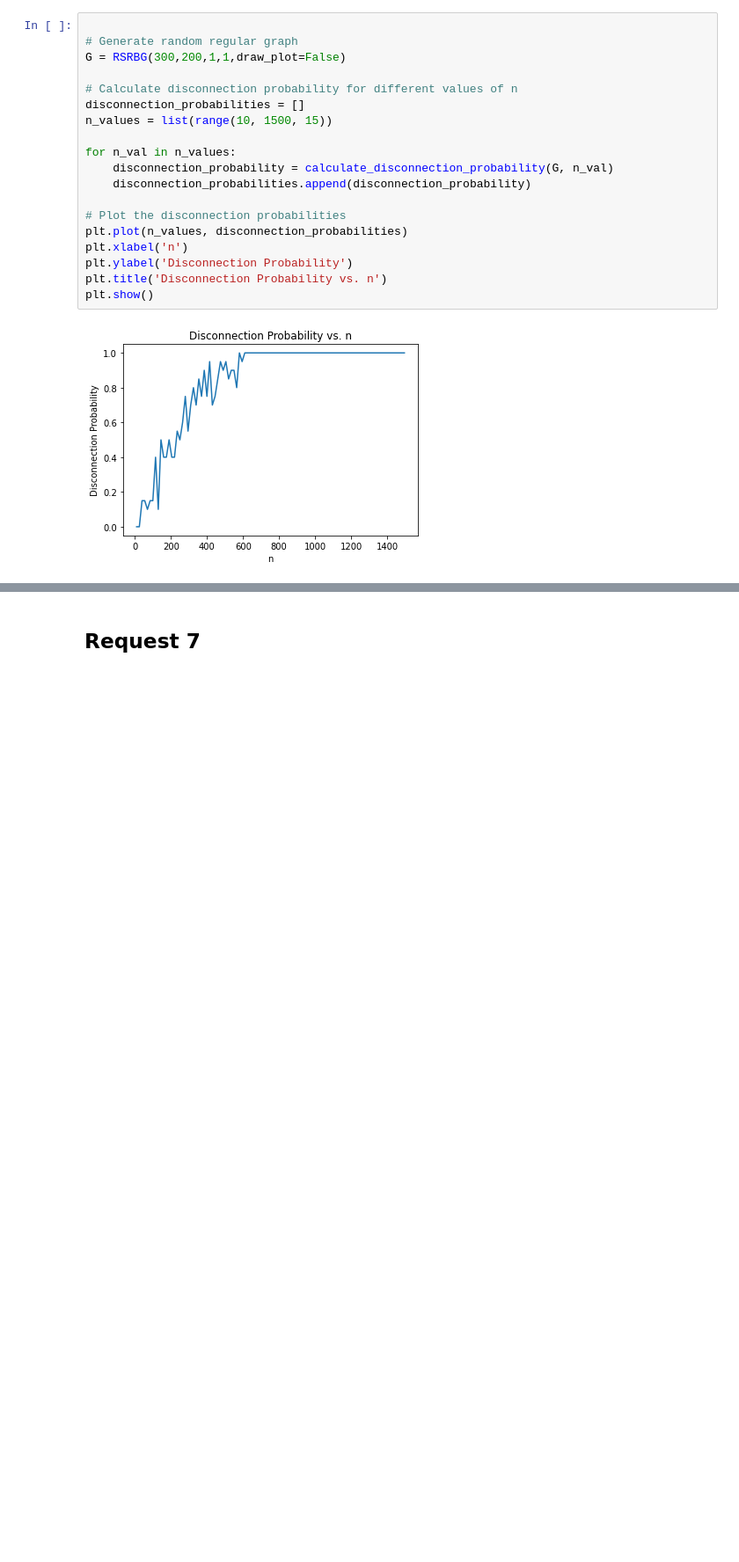
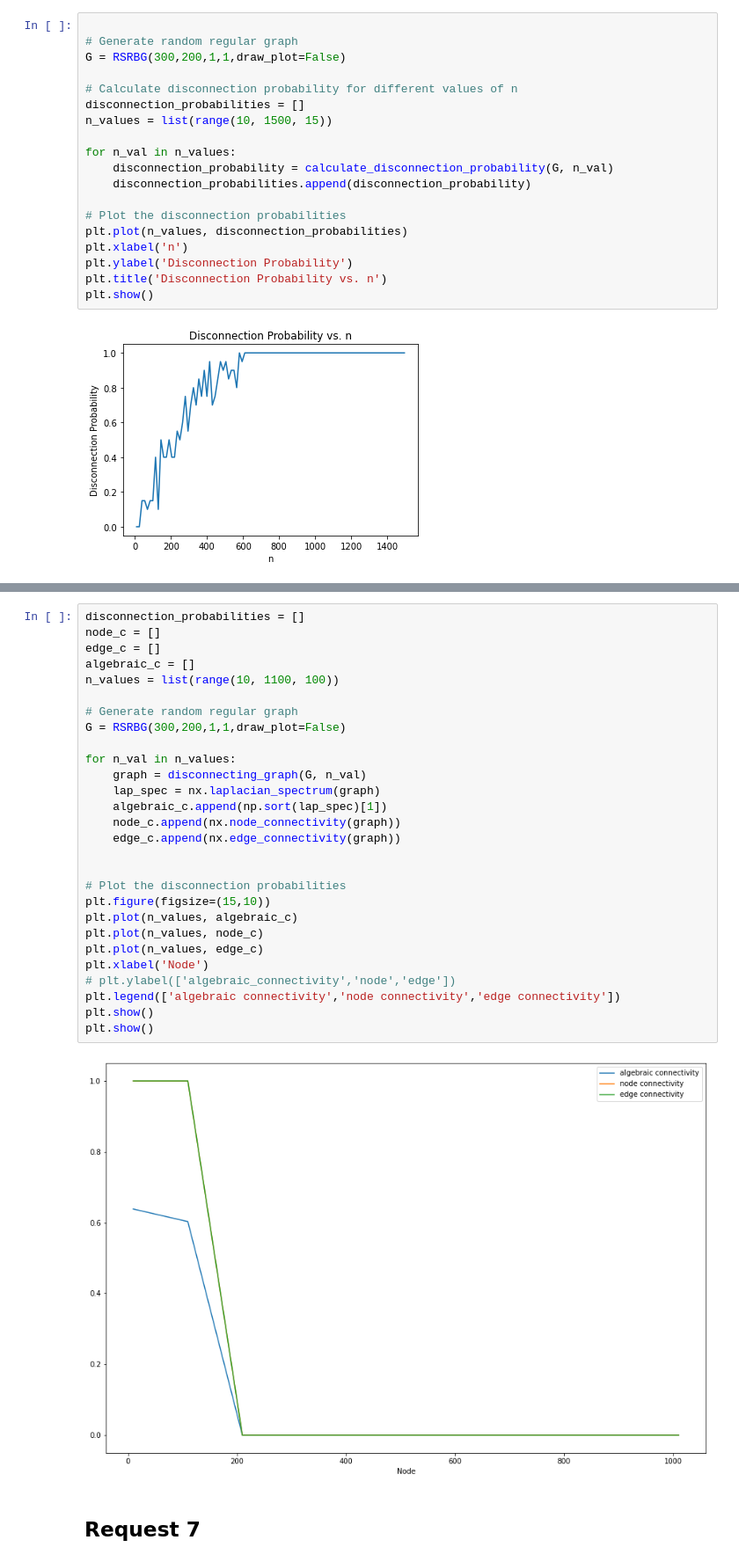
Before and after one commit to ngnma/Simulation-Project, a Jupyter notebook: sim_project.ipynb, the cells around one changed output, grey strips where cells are left out. Shown at 88% size. Saved outputs shown, nothing was run; the diff lists cells and outputs as text; blank space fills up the shorter version.

```diff
--- a/sim_project.ipynb
+++ b/sim_project.ipynb
@@ -715,3 +707,33 @@ plt.show()
+# %%
+disconnection_probabilities = []
+node_c = []
+edge_c = []
+algebraic_c = []
+n_values = list(range(10, 1100, 100))
+
+# Generate random regular graph
+G = RSRBG(300,200,1,1,draw_plot=False)
+
+for n_val in n_values:
+    graph = disconnecting_graph(G, n_val)
+    lap_spec = nx.laplacian_spectrum(graph)
+    algebraic_c.append(np.sort(lap_spec)[1])
+    node_c.append(nx.node_connectivity(graph))
+    edge_c.append(nx.edge_connectivity(graph))
+
+
+# Plot the disconnection probabilities
+plt.figure(figsize=(15,10))
+plt.plot(n_values, algebraic_c)
+plt.plot(n_values, node_c)
+plt.plot(n_values, edge_c)
+plt.xlabel('Node')
+# plt.ylabel(['algebraic_connectivity','node','edge'])
+plt.legend(['algebraic connectivity','node connectivity','edge connectivity'])
+plt.show()
+plt.show()
+# %% [output]
+[figure, added]
 # %% [markdown]
 ## Request 7
 # %% [markdown]
```
Also changed, not shown: parts of 3 cells of this notebook.
